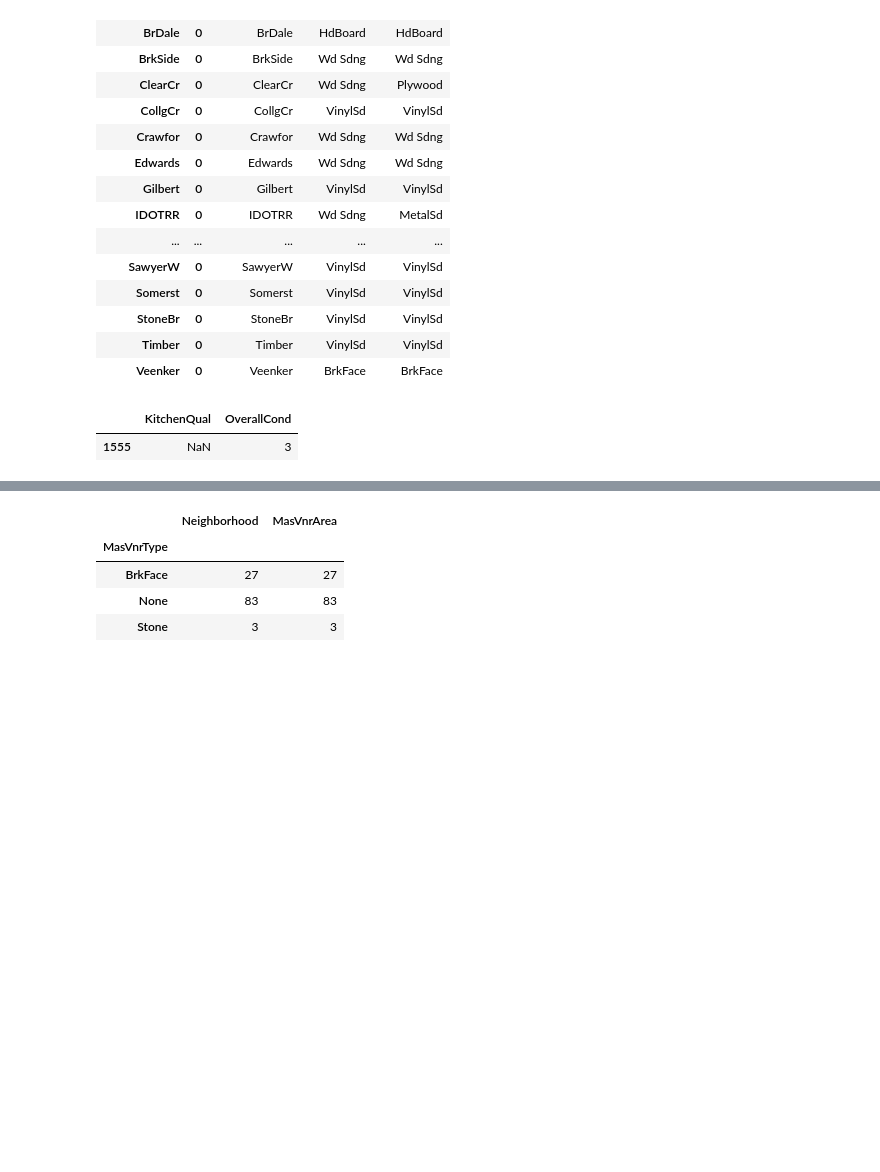
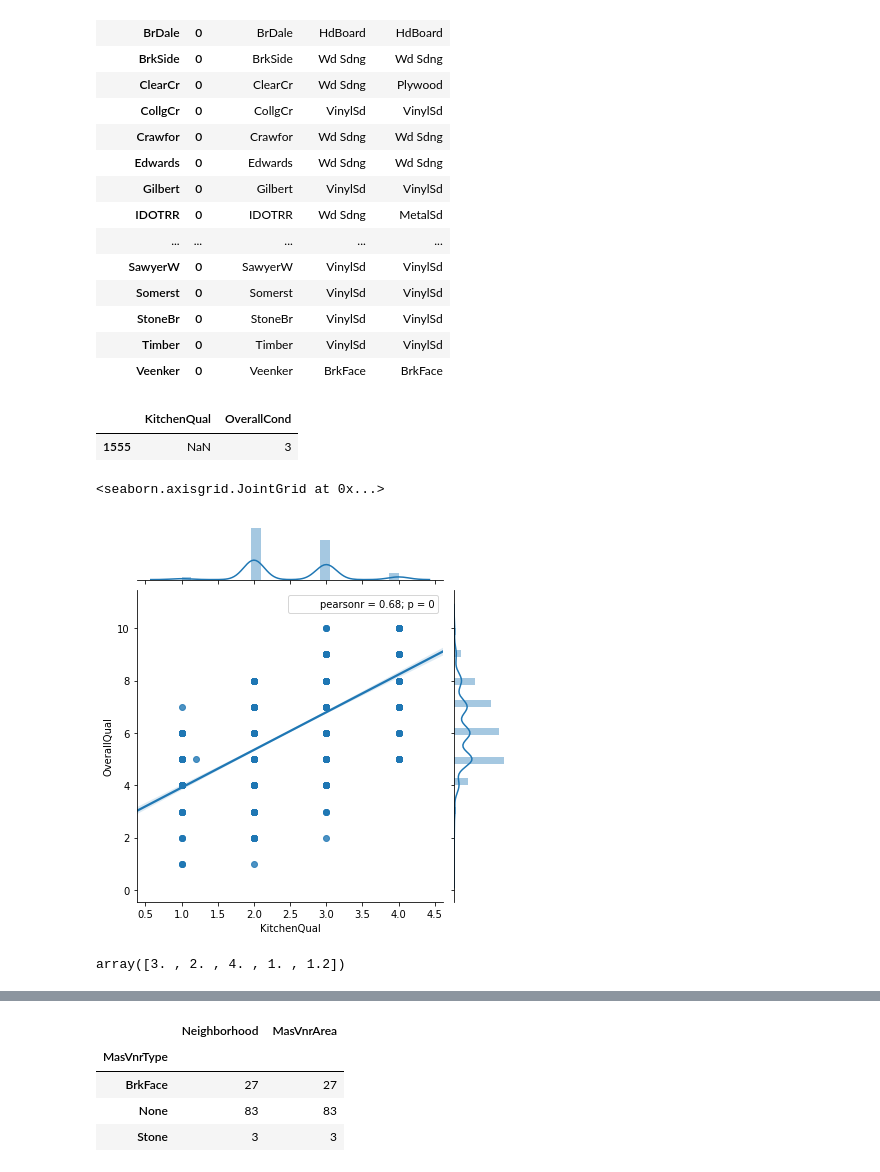
Before and after one commit to axyarthur/project3, a Jupyter notebook: ArthurYu/House_Predict.ipynb, the cells around one changed output, grey strips where cells are left out. Saved outputs shown, nothing was run; the diff lists cells and outputs as text; code cells hidden in the pictures; blank space fills up the shorter version.

```diff
--- a/ArthurYu/House_Predict.ipynb
+++ b/ArthurYu/House_Predict.ipynb
@@ -680,7 +691,8 @@ merged_df.loc[merged_df.index == 2576, merged_df.columns.str.startswith('Garage'
 merged_df.loc[merged_df.index == 2576, ['GarageCond', 'GarageQual']] = \
 merged_df.loc[merged_df.index == 2576, ['GarageCond', 'GarageQual']].fillna('None')
 
-merged_df.loc[merged_df.index == 2576, ['GarageFinish']] = merged_df.loc[merged_df.index == 2576, ['GarageFinish']].fillna('No Garage')
+merged_df.loc[merged_df.index == 2576, ['GarageFinish']] = \
+merged_df.loc[merged_df.index == 2576, ['GarageFinish']].fillna('No Garage')
 # %%
 merged_df.loc[merged_df['GarageCond'].isnull(),merged_df.columns.str.startswith('Garage')]
 # %% [output]
@@ -1187,3 +1174,8 @@ merged_df.loc[merged_df['KitchenQual'].isnull(), ['KitchenQual', 'OverallCond']]
 # %% [output]
 |  | KitchenQual | OverallCond |
 | 1555 | NaN | 3 |
+# %%
+sns.jointplot(x = 'KitchenQual', y = 'OverallQual', data = merged_df, kind = 'reg')
+# %% [output]
+<seaborn.axisgrid.JointGrid at 0x...>
+[figure, added]
@@ -1201,4 +1195,8 @@ def corrfunc(x_vec, y_vec):
 merged_df.KitchenQual = merged_df.KitchenQual.fillna(value)
+# %%
+merged_df.KitchenQual.unique()
+# %% [output]
+array([3. , 2. , 4. , 1. , 1.2])
 # %%
 merged_df.isnull().sum().sort_values(ascending = False).head()
 # %% [output]
```
Also changed, not shown: parts of 54 cells of this notebook, 1 other file.
